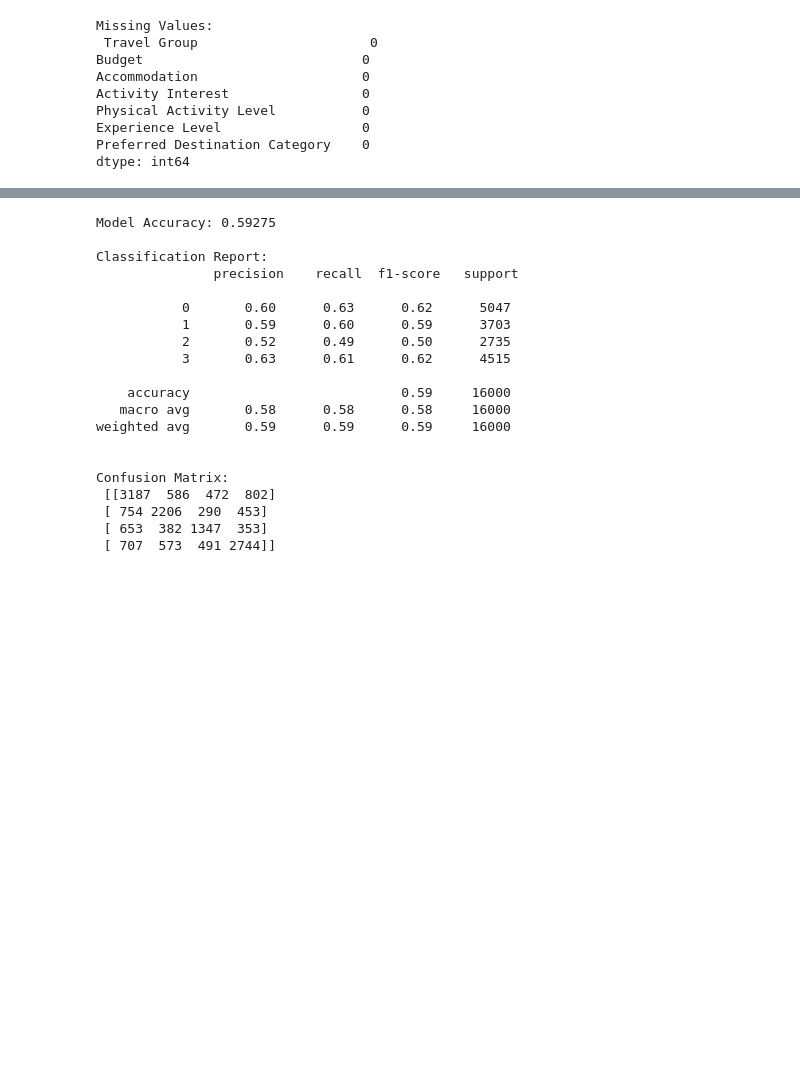
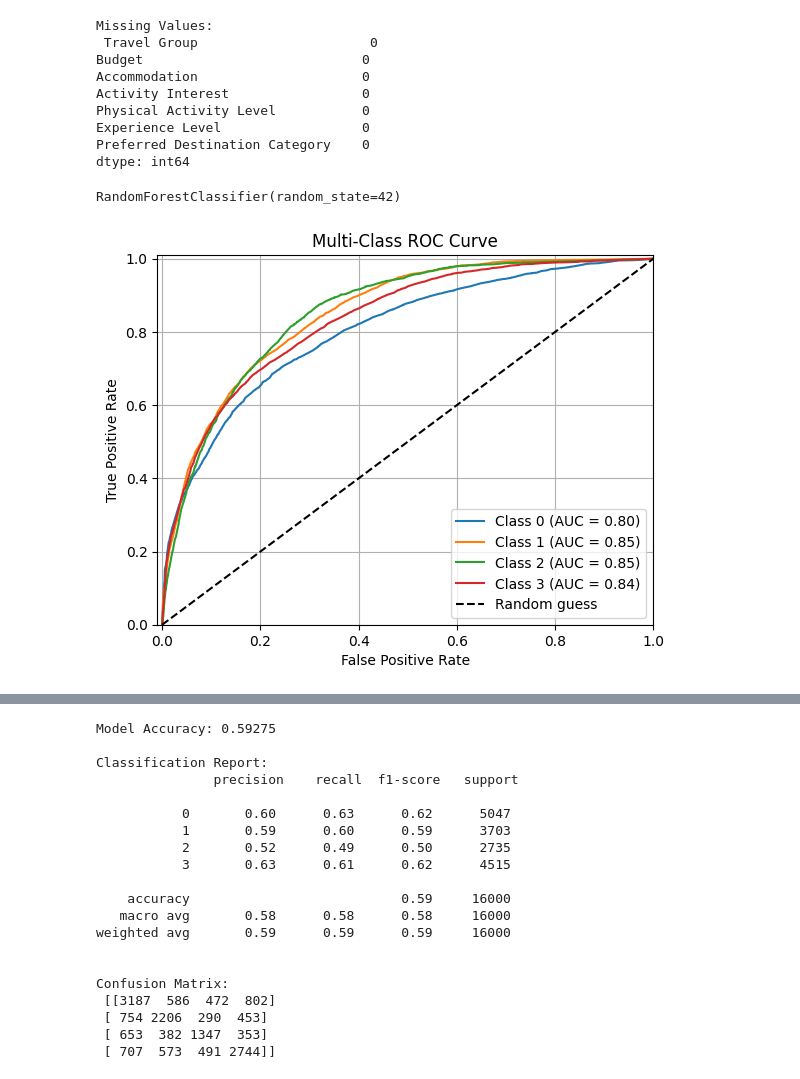
Before and after one commit to Anuja-2000/fyp-netgen, a Jupyter notebook: python notebooks/recommendation engine/Individual_techniques_to_train.ipynb, the cells around one changed output, grey strips where cells are left out. Cells and saved outputs as stored; diff of their text form; code cells hidden in the pictures; blank space fills up the shorter version.

```diff
--- a/python notebooks/recommendation engine/Individual_techniques_to_train.ipynb
+++ b/python notebooks/recommendation engine/Individual_techniques_to_train.ipynb
@@ -617,0 +714,6 @@ y_balanced = df_balanced['target']
+# %%
+# Train Random Forest model
+model = RandomForestClassifier(n_estimators=100, criterion='gini', max_depth=None, random_state=42)
+model.fit(X_train, y_train)
+# %% [output]
+RandomForestClassifier(random_state=42)
@@ -617,0 +724,24 @@ y_balanced = df_balanced['target']
+# %%
+from sklearn.metrics import roc_curve, auc
+# Binarize labels (e.g. classes [0,1,2] → 3 binary arrays)
+classes = np.unique(y_test)
+y_test_bin = label_binarize(y_test, classes=classes)
+y_prob = model.predict_proba(X_test)
+
+plt.figure()
+for idx, cls in enumerate(classes):
+    fpr, tpr, _ = roc_curve(y_test_bin[:, idx], y_prob[:, idx])
+    roc_auc = auc(fpr, tpr)
+    plt.plot(fpr, tpr, label=f'Class {cls} (AUC = {roc_auc:.2f})')
+
+plt.plot([0, 1], [0, 1], 'k--', label='Random guess')
+plt.xlim([-0.01, 1.0])
+plt.ylim([0.0, 1.01])
+plt.xlabel('False Positive Rate')
+plt.ylabel('True Positive Rate')
+plt.title('Multi-Class ROC Curve')
+plt.legend(loc='lower right')
+plt.grid(True)
+plt.show()
+# %% [output]
+[figure, added]
```
Also changed, not shown: parts of 16 cells of this notebook, 3 other files.
